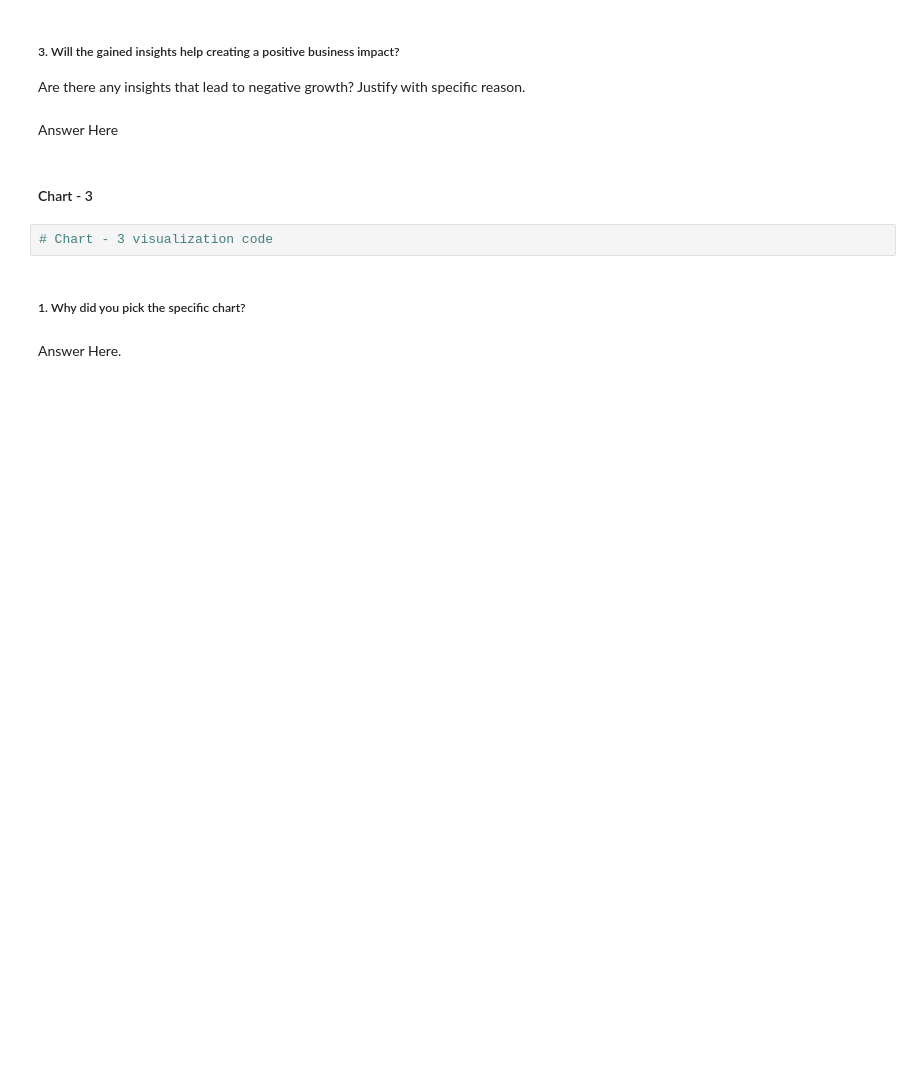
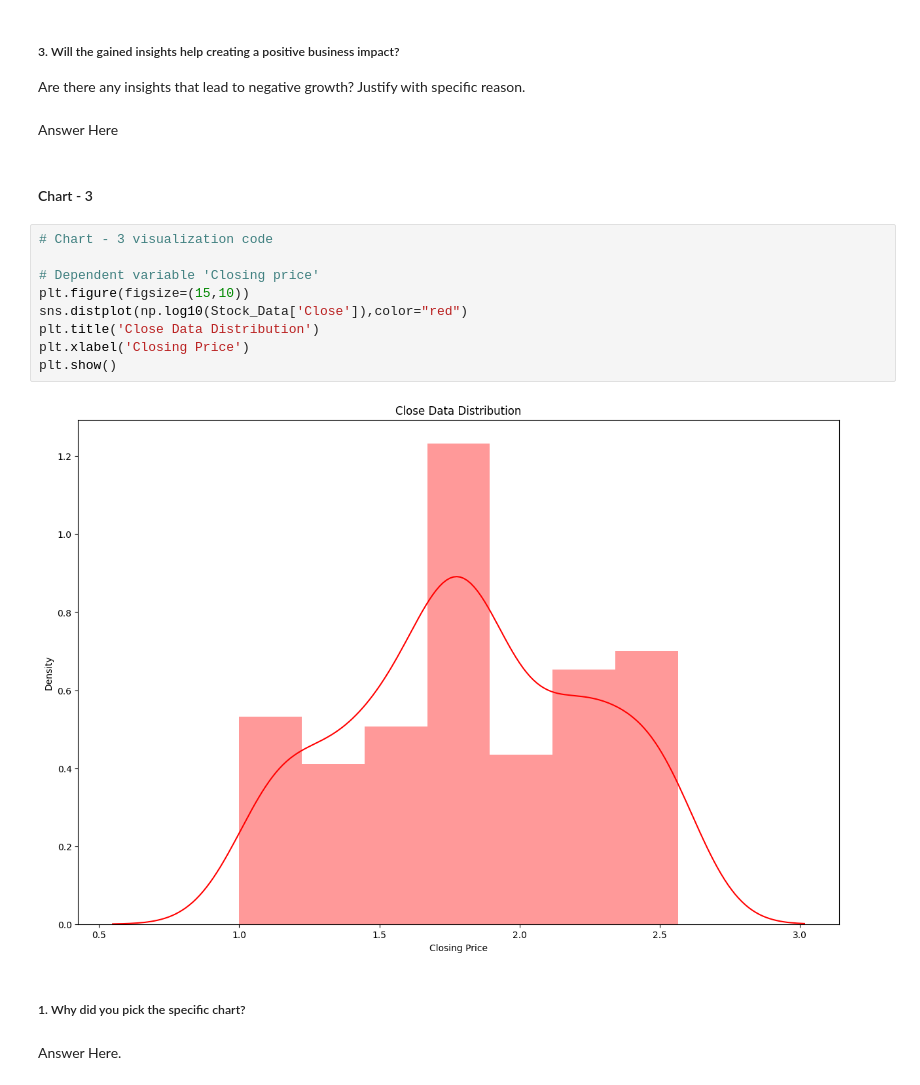
Before and after one commit to sourav03dutta/YES-Bank-Stock-Closing-Price-Prediction, a Jupyter notebook: YES_Bank_Stock_Closing_Price_Prediction.ipynb, the cells around one changed output. Cells and saved outputs as stored; diff of their text form; blank space fills up the shorter version.

```diff
--- a/YES_Bank_Stock_Closing_Price_Prediction.ipynb
+++ b/YES_Bank_Stock_Closing_Price_Prediction.ipynb
@@ -304,8 +308,17 @@ Are there any insights that lead to negative growth? Justify with specific reaso
 Answer Here
 # %% [markdown]
 #### Chart - 3
-# %%
-# Chart - 3 visualization code
+# %%
+# Chart - 3 visualization code
+
+# Dependent variable 'Closing price'
+plt.figure(figsize=(15,10))
+sns.distplot(np.log10(Stock_Data['Close']),color="red")
+plt.title('Close Data Distribution')
+plt.xlabel('Closing Price')
+plt.show()
+# %% [output]
+[figure, added]
 # %% [markdown]
 ##### 1. Why did you pick the specific chart?
 # %% [markdown]
```
Also changed, not shown: parts of 18 cells of this notebook.
